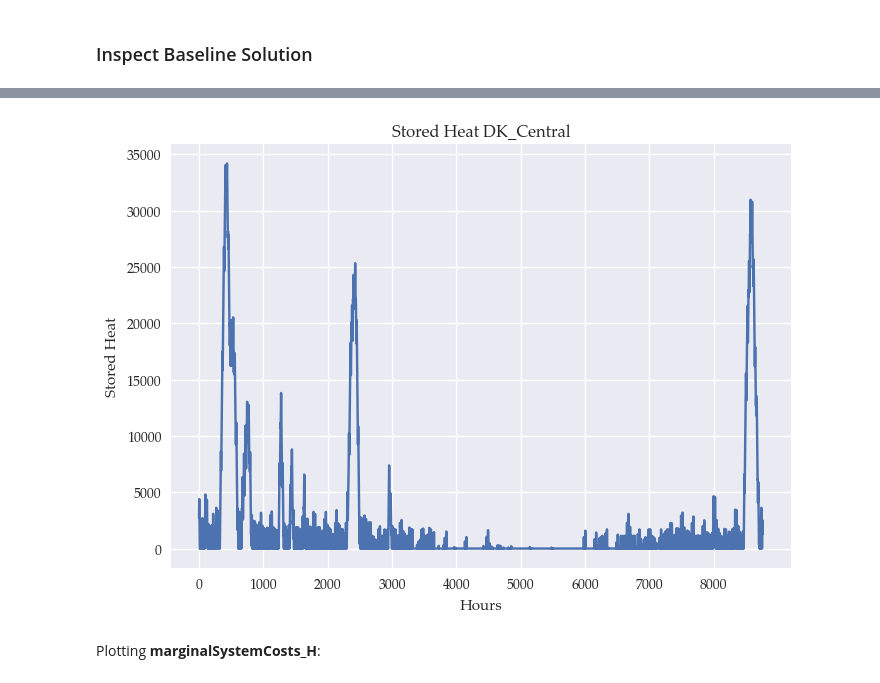
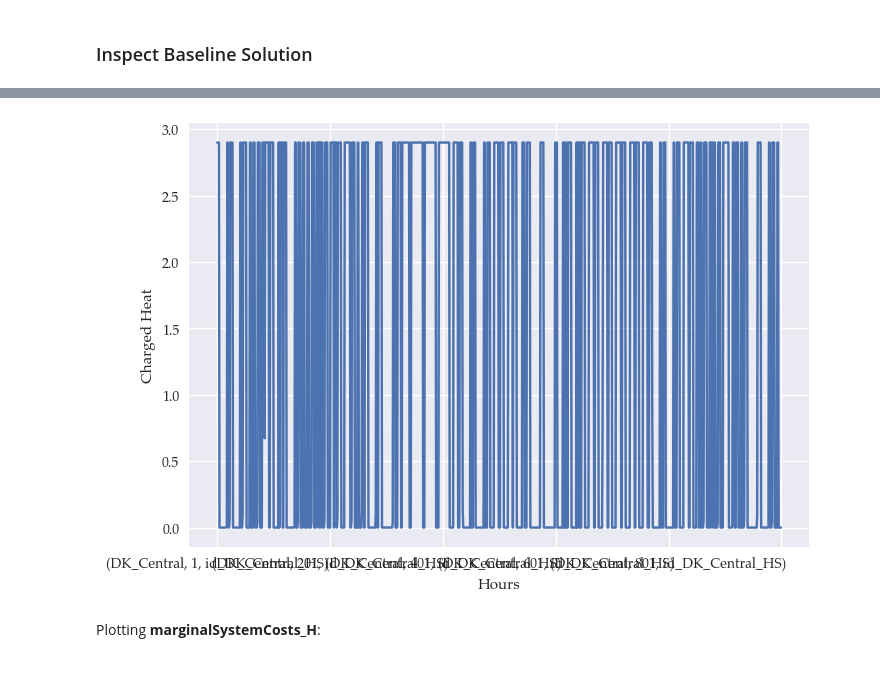
Before and after one commit to marcherger/EnergyEconGroupWork, a Jupyter notebook: Analysis_mBasicPH_storage.ipynb, the cells around one changed output, grey strips where cells are left out. Drawn from its saved outputs; the diff is of its cells as text; code cells hidden in the pictures.

```diff
--- a/Analysis_mBasicPH_storage.ipynb
+++ b/Analysis_mBasicPH_storage.ipynb
@@ -183,16 +127,21 @@ plt.show()
 # %%
+start_hour = 1
+end_hour = 1000
+
 # For axis names
-tick_positions = range(0, 8761, 1000)
+tick_positions = range(0, 1000, 100)
+
+# Filter the Series for the specified range of hours
+filtered_series_charged_H = base_db['charge_H'][(base_db['charge_H'].index.get_level_values('h') >= start_hour) & (base_db['charge_H'].index.get_level_values('h') <= end_hour)]
 
 # Plot the subset DataFrame
-base_db['stored_H'].plot()
+filtered_series_charged_H.plot()
 plt.xlabel('Hours')
-plt.ylabel('Stored Heat')
-plt.xticks(tick_positions, tick_positions)
-plt.title('Stored Heat DK_Central')
+plt.ylabel('Charged Heat')
+#plt.xticks(tick_positions, tick_positions)
 plt.show()
 # %% [output]
-[figure, old version]
+[figure, new version]
 # %% [markdown]
 Plotting **marginalSystemCosts_H**:
 # %%
```
Also changed, not shown: parts of 21 cells of this notebook, 12 other files.
